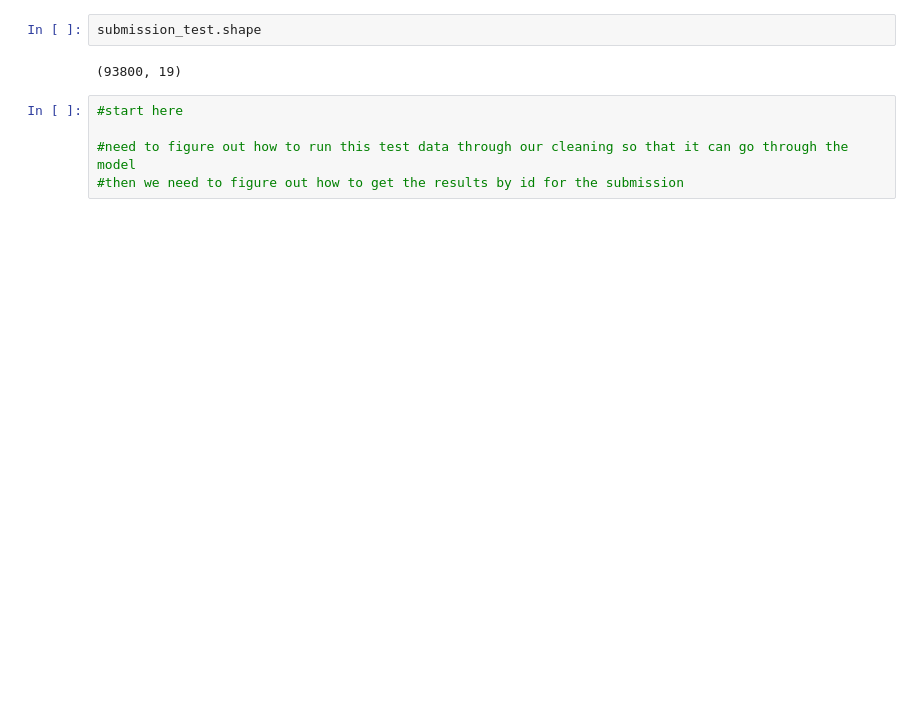
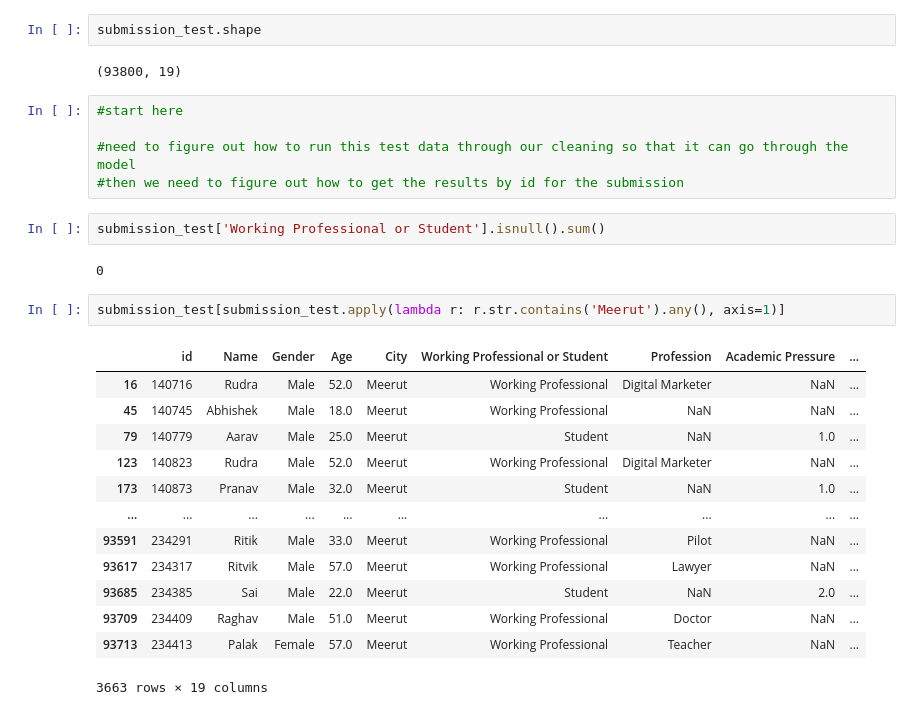
Before and after one commit to lucas-berth/mental_health_data_modeling, a Jupyter notebook: mental_health_prediction_modeling.ipynb, the cells around one changed output. Drawn from its saved outputs; the diff is of its cells as text; blank space fills up the shorter version.

```diff
--- a/mental_health_prediction_modeling.ipynb
+++ b/mental_health_prediction_modeling.ipynb
@@ -555,3 +615,23 @@ submission_test.shape
 
 #need to figure out how to run this test data through our cleaning so that it can go through the model
 #then we need to figure out how to get the results by id for the submission
+# %%
+submission_test['Working Professional or Student'].isnull().sum()
+# %% [output]
+0
+# %%
+submission_test[submission_test.apply(lambda r: r.str.contains('Meerut').any(), axis=1)]
+# %% [output]
+|  | id | Name | Gender | Age | City | Working Professional or Student | Profession | Academic Pressure | ... |
+| 16 | 140716 | Rudra | Male | 52.0 | Meerut | Working Professional | Digital Marketer | NaN | ... |
+| 45 | 140745 | Abhishek | Male | 18.0 | Meerut | Working Professional | NaN | NaN | ... |
+| 79 | 140779 | Aarav | Male | 25.0 | Meerut | Student | NaN | 1.0 | ... |
+| 123 | 140823 | Rudra | Male | 52.0 | Meerut | Working Professional | Digital Marketer | NaN | ... |
+| 173 | 140873 | Pranav | Male | 32.0 | Meerut | Student | NaN | 1.0 | ... |
+| ... | ... | ... | ... | ... | ... | ... | ... | ... | ... |
+| 93591 | 234291 | Ritik | Male | 33.0 | Meerut | Working Professional | Pilot | NaN | ... |
+| 93617 | 234317 | Ritvik | Male | 57.0 | Meerut | Working Professional | Lawyer | NaN | ... |
+| 93685 | 234385 | Sai | Male | 22.0 | Meerut | Student | NaN | 2.0 | ... |
+| 93709 | 234409 | Raghav | Male | 51.0 | Meerut | Working Professional | Doctor | NaN | ... |
+| 93713 | 234413 | Palak | Female | 57.0 | Meerut | Working Professional | Teacher | NaN | ... |
+3663 rows × 19 columns
```
Also changed, not shown: parts of 8 cells of this notebook, 1 other file.
